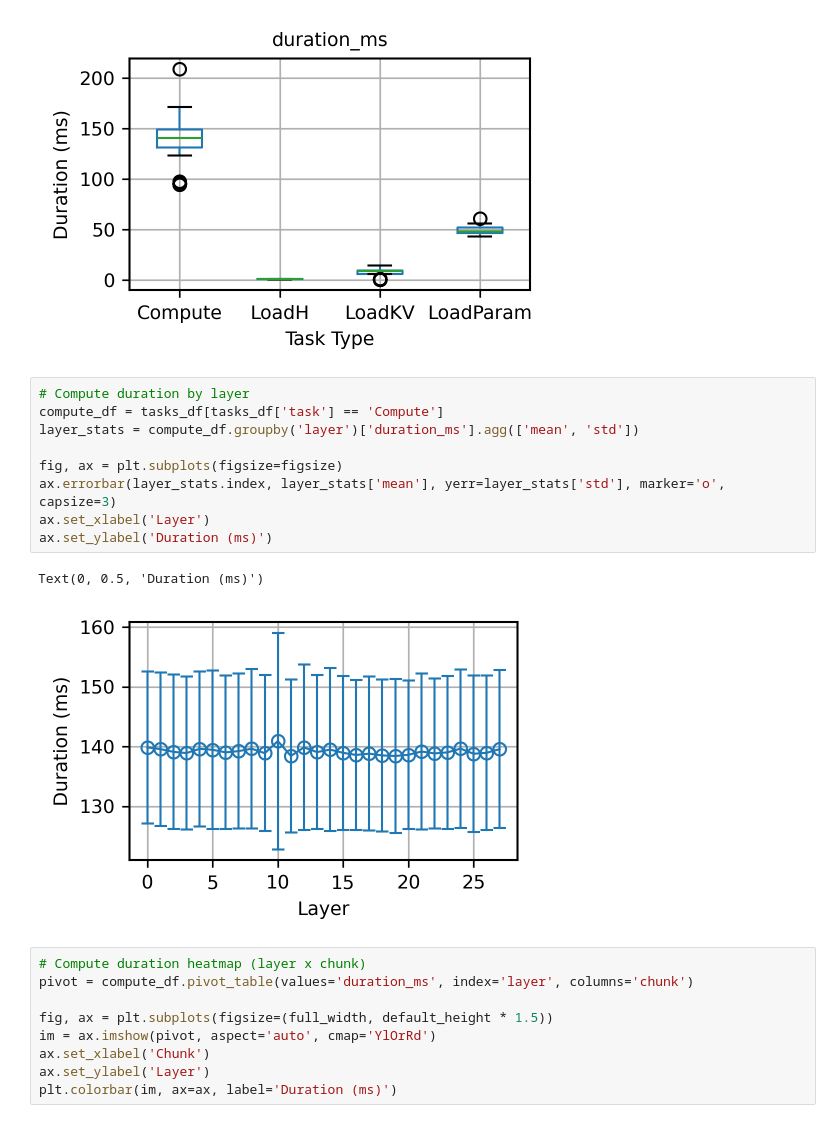
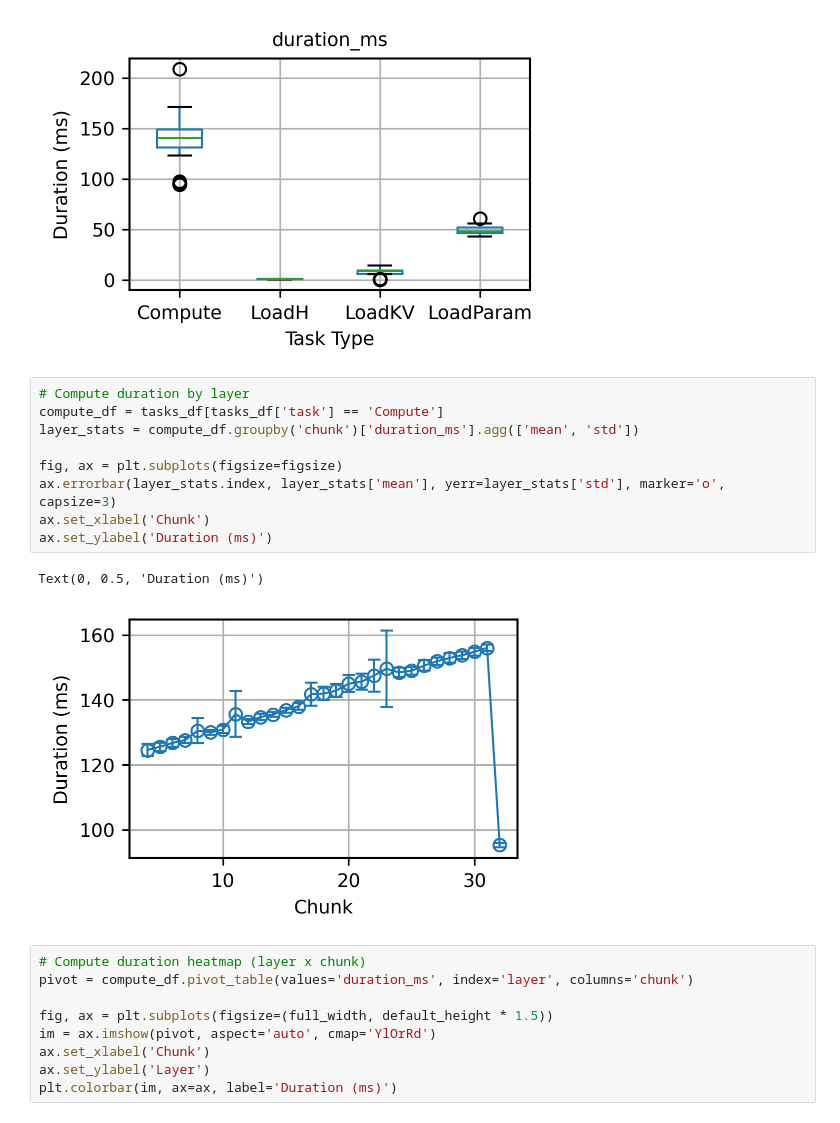
Before and after one commit to HXLLL/mllm, a Jupyter notebook: experiments/task_time_analysis.ipynb, the cells around one changed output. Cells and saved outputs as stored; diff of their text form.

```diff
--- a/experiments/task_time_analysis.ipynb
+++ b/experiments/task_time_analysis.ipynb
@@ -72,15 +74,15 @@ Text(0.5, 0.98, '')
 # %%
 # Compute duration by layer
 compute_df = tasks_df[tasks_df['task'] == 'Compute']
-layer_stats = compute_df.groupby('layer')['duration_ms'].agg(['mean', 'std'])
+layer_stats = compute_df.groupby('chunk')['duration_ms'].agg(['mean', 'std'])
 
 fig, ax = plt.subplots(figsize=figsize)
 ax.errorbar(layer_stats.index, layer_stats['mean'], yerr=layer_stats['std'], marker='o', capsize=3)
-ax.set_xlabel('Layer')
+ax.set_xlabel('Chunk')
 ax.set_ylabel('Duration (ms)')
 # %% [output]
 Text(0, 0.5, 'Duration (ms)')
-[figure, old version]
+[figure, new version]
 # %%
 # Compute duration heatmap (layer x chunk)
 pivot = compute_df.pivot_table(values='duration_ms', index='layer', columns='chunk')
```
Also changed, not shown: parts of 1 cell of this notebook, 1 other file.
